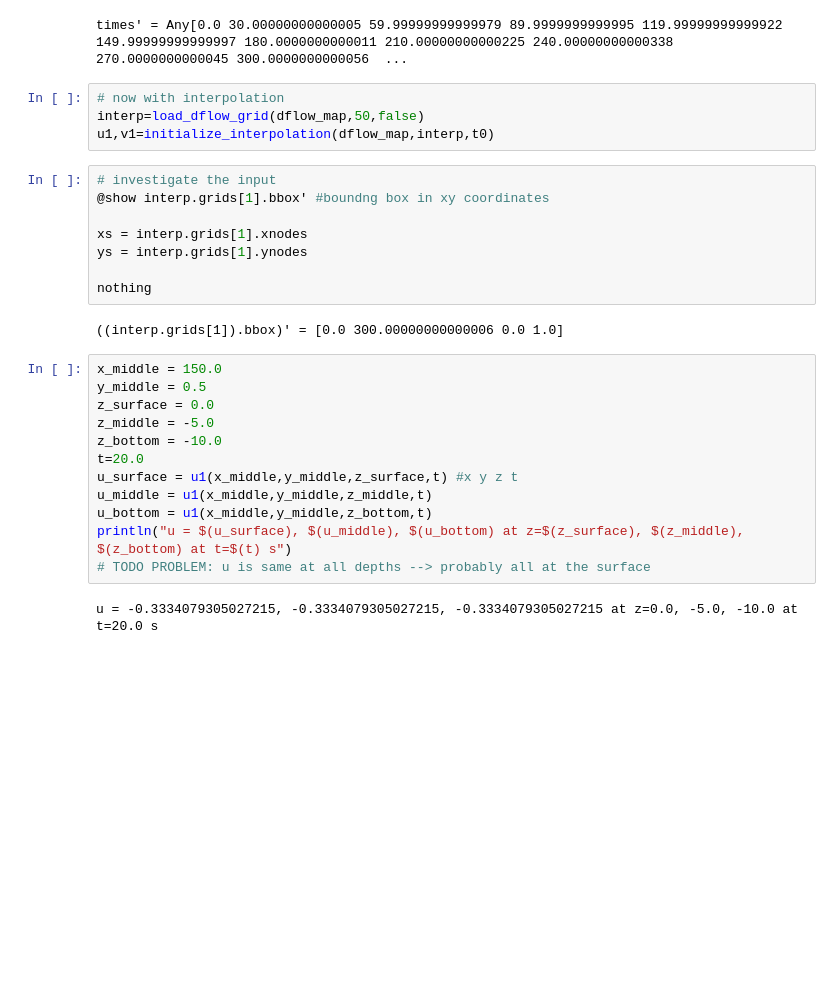
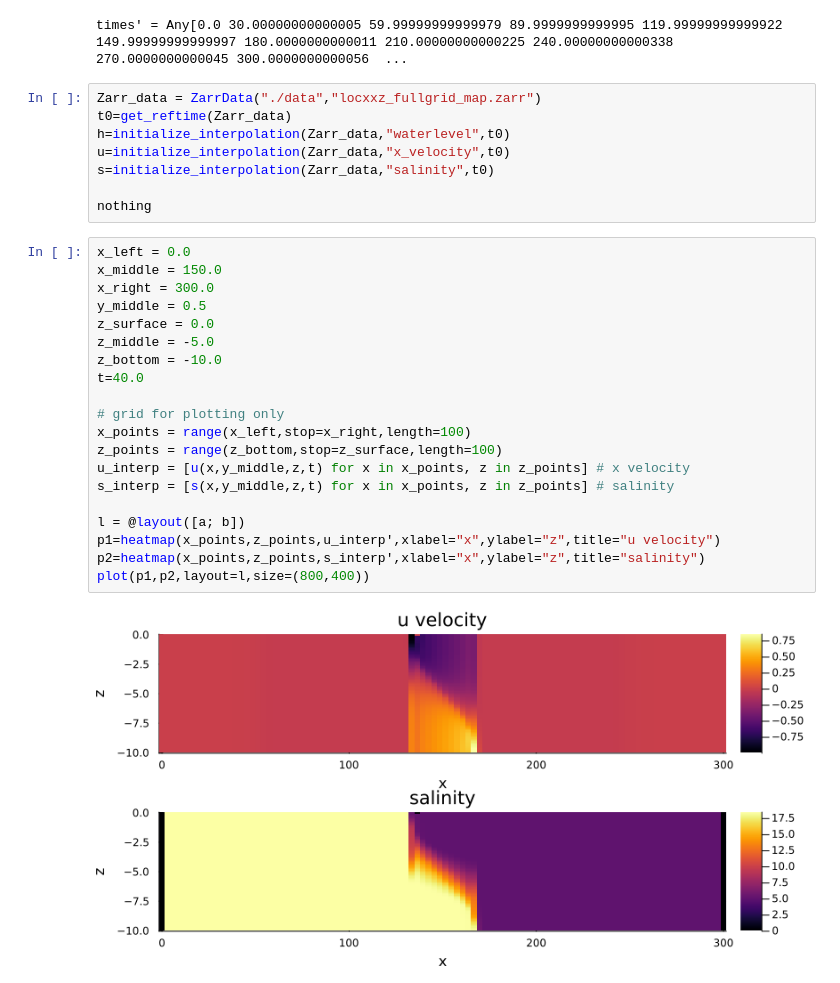
Before and after one commit to robot144/particles.jl, a Jupyter notebook: case_lock_exchange/test_input.ipynb, the cells around one changed output. Cells and saved outputs as stored; diff of their text form; blank space fills up the shorter version.

Commit message:
Notebook for testing data interpolation from zarr data.

```diff
--- a/case_lock_exchange/test_input.ipynb
+++ b/case_lock_exchange/test_input.ipynb
@@ -53,31 +76,33 @@ nothing
 # %% [output]
 [ Info: data/locxx_map.nc
 times' = Any[0.0 30.00000000000005 59.99999999999979 89.9999999999995 119.99999999999922 149.99999999999997 180.0000000000011 210.00000000000225 240.00000000000338 270.0000000000045 300.0000000000056  ...
-# %%
-# now with interpolation
-interp=load_dflow_grid(dflow_map,50,false)
-u1,v1=initialize_interpolation(dflow_map,interp,t0)
-# %%
-# investigate the input
-@show interp.grids[1].bbox' #boundng box in xy coordinates
-
-xs = interp.grids[1].xnodes
-ys = interp.grids[1].ynodes
-
-nothing
-# %% [output]
-((interp.grids[1]).bbox)' = [0.0 300.00000000000006 0.0 1.0]
-# %%
-x_middle = 150.0
-y_middle = 0.5
-z_surface = 0.0
-z_middle = -5.0
-z_bottom = -10.0
-t=20.0
-u_surface = u1(x_middle,y_middle,z_surface,t) #x y z t
-u_middle = u1(x_middle,y_middle,z_middle,t)
-u_bottom = u1(x_middle,y_middle,z_bottom,t)
-println("u = $(u_surface), $(u_middle), $(u_bottom) at z=$(z_surface), $(z_middle), $(z_bottom) at t=$(t) s")
-# TODO PROBLEM: u is same at all depths --> probably all at the surface
-# %% [output]
-u = -0.3334079305027215, -0.3334079305027215, -0.3334079305027215 at z=0.0, -5.0, -10.0 at t=20.0 s
+# %%
+Zarr_data = ZarrData("./data","locxxz_fullgrid_map.zarr")
+t0=get_reftime(Zarr_data)
+h=initialize_interpolation(Zarr_data,"waterlevel",t0)
+u=initialize_interpolation(Zarr_data,"x_velocity",t0)
+s=initialize_interpolation(Zarr_data,"salinity",t0)
+
+nothing
+# %%
+x_left = 0.0
+x_middle = 150.0
+x_right = 300.0
+y_middle = 0.5
+z_surface = 0.0
+z_middle = -5.0
+z_bottom = -10.0
+t=40.0
+
+# grid for plotting only
+x_points = range(x_left,stop=x_right,length=100)
+z_points = range(z_bottom,stop=z_surface,length=100)
+u_interp = [u(x,y_middle,z,t) for x in x_points, z in z_points] # x velocity
+s_interp = [s(x,y_middle,z,t) for x in x_points, z in z_points] # salinity
+
+l = @layout([a; b])
+p1=heatmap(x_points,z_points,u_interp',xlabel="x",ylabel="z",title="u velocity")
+p2=heatmap(x_points,z_points,s_interp',xlabel="x",ylabel="z",title="salinity")
+plot(p1,p2,layout=l,size=(800,400))
+# %% [output]
+[figure, added]
```
Also changed, not shown: parts of 2 cells of this notebook.
